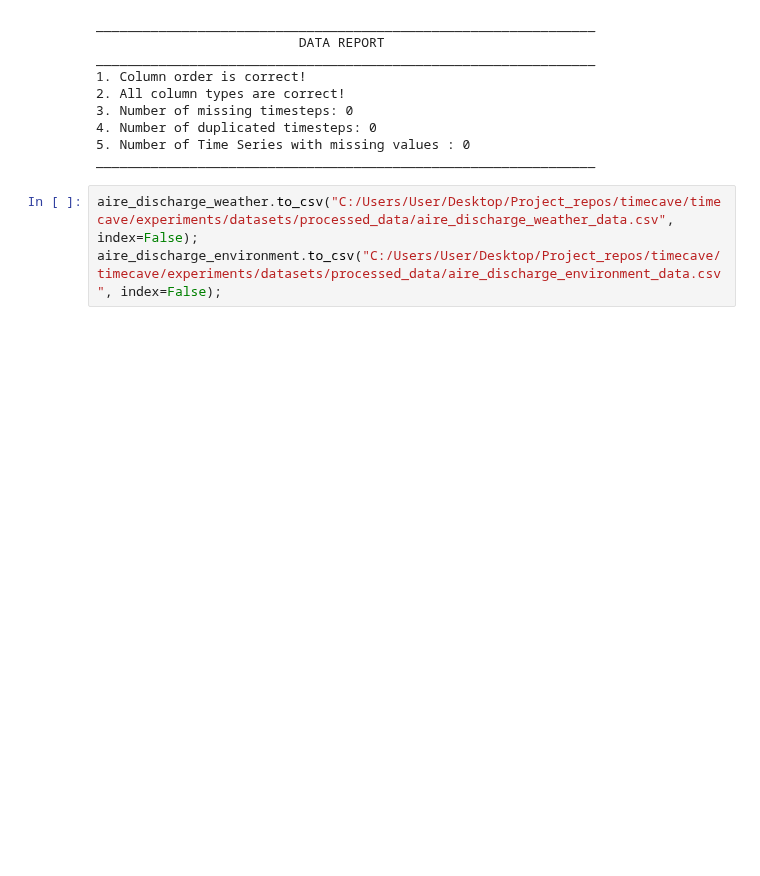
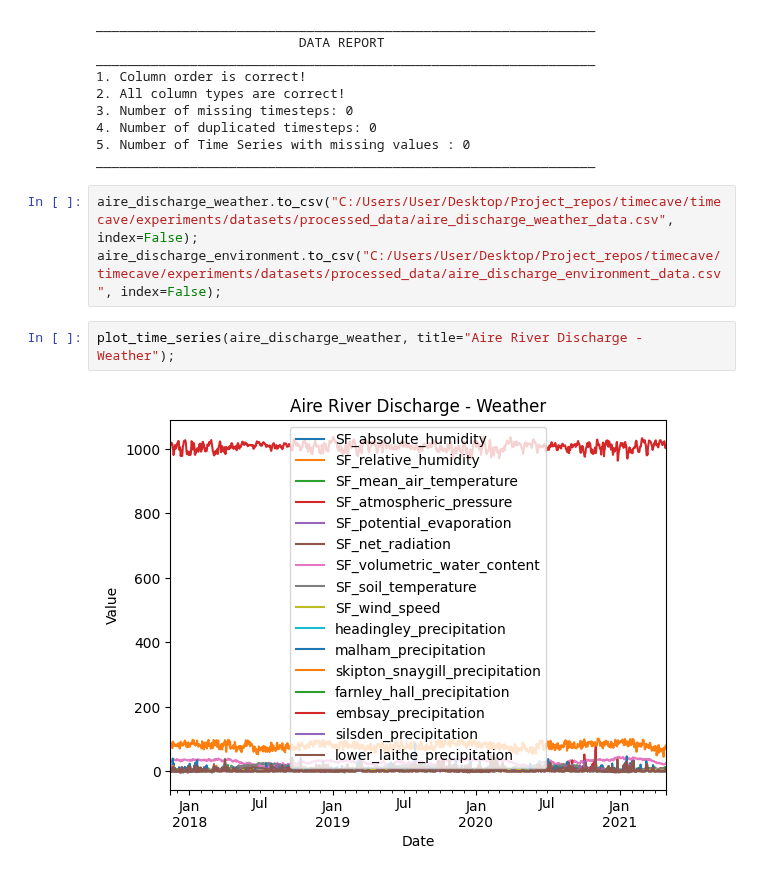
Before and after one commit to MiguelLoureiro98/timecave, a Jupyter notebook: experiments/data_preprocessing_cont.ipynb, the cells around one changed output. Cells and saved outputs as stored; diff of their text form; blank space fills up the shorter version.

```diff
--- a/experiments/data_preprocessing_cont.ipynb
+++ b/experiments/data_preprocessing_cont.ipynb
@@ -563,3 +567,7 @@ ________________________________________________________________
 # %%
 aire_discharge_weather.to_csv("C:/Users/User/Desktop/Project_repos/timecave/timecave/experiments/datasets/processed_data/aire_discharge_weather_data.csv", index=False);
 aire_discharge_environment.to_csv("C:/Users/User/Desktop/Project_repos/timecave/timecave/experiments/datasets/processed_data/aire_discharge_environment_data.csv", index=False);
+# %%
+plot_time_series(aire_discharge_weather, title="Aire River Discharge - Weather");
+# %% [output]
+[figure, added]
```
Also changed, not shown: parts of 19 cells of this notebook, 1 other file.
